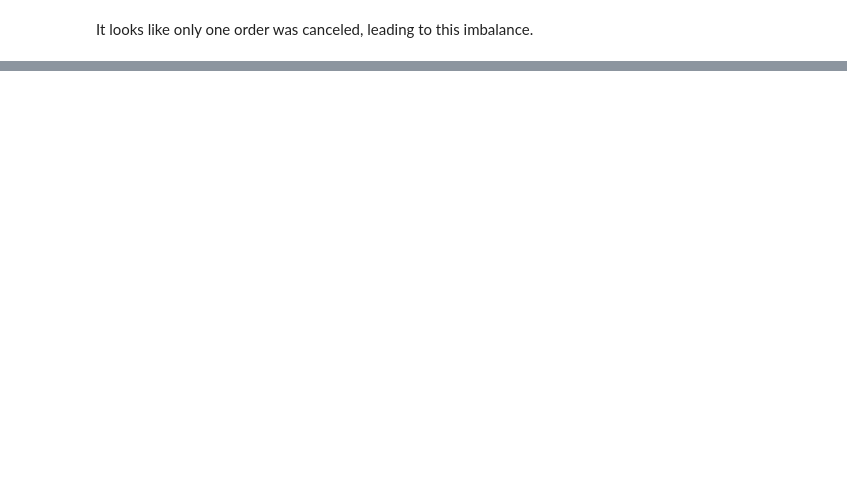
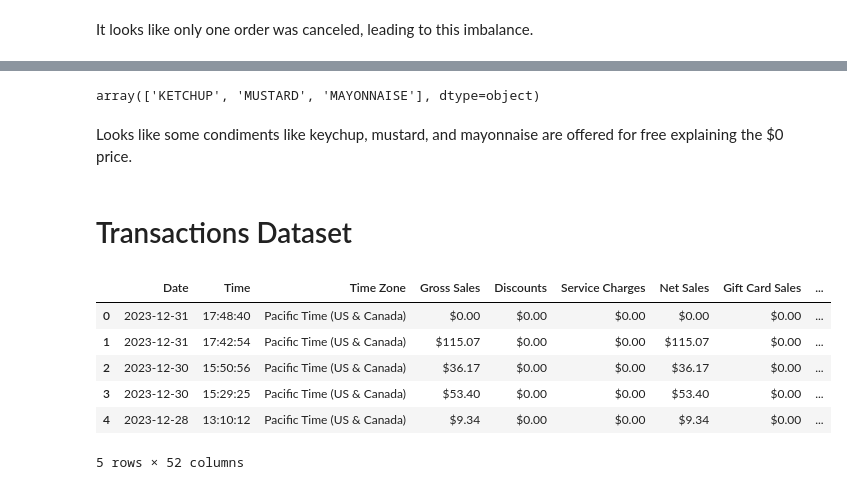
Before and after one commit to ajamkotc/belly_rubb_analysis, a Jupyter notebook: notebooks/1.0-aj-initial-data-exploration.ipynb, the cells around one changed output, grey strips where cells are left out. Saved outputs shown, nothing was run; the diff lists cells and outputs as text; code cells hidden in the pictures; blank space fills up the shorter version.

```diff
--- a/notebooks/1.0-aj-initial-data-exploration.ipynb
+++ b/notebooks/1.0-aj-initial-data-exploration.ipynb
@@ -516,0 +530,21 @@ It looks like only one order was canceled, leading to this imbalance.
+# %%
+zero_items['Item Name'].unique()
+# %% [output]
+array(['KETCHUP', 'MUSTARD', 'MAYONNAISE'], dtype=object)
+# %% [markdown]
+Looks like some condiments like keychup, mustard, and mayonnaise are offered for free explaining the $0 price.
+# %% [markdown]
+# Transactions Dataset
+# %%
+trans_23_df = pd.read_csv(RAW_DATA_DIR / 'transactions-2023.csv')
+trans_24_df = pd.read_csv(RAW_DATA_DIR / 'transactions-2024-01-01-2025-01-01.csv')
+
+trans_23_df.head()
+# %% [output]
+|  | Date | Time | Time Zone | Gross Sales | Discounts | Service Charges | Net Sales | Gift Card Sales | ... |
+| 0 | 2023-12-31 | 17:48:40 | Pacific Time (US & Canada) | $0.00 | $0.00 | $0.00 | $0.00 | $0.00 | ... |
+| 1 | 2023-12-31 | 17:42:54 | Pacific Time (US & Canada) | $115.07 | $0.00 | $0.00 | $115.07 | $0.00 | ... |
+| 2 | 2023-12-30 | 15:50:56 | Pacific Time (US & Canada) | $36.17 | $0.00 | $0.00 | $36.17 | $0.00 | ... |
+| 3 | 2023-12-30 | 15:29:25 | Pacific Time (US & Canada) | $53.40 | $0.00 | $0.00 | $53.40 | $0.00 | ... |
+| 4 | 2023-12-28 | 13:10:12 | Pacific Time (US & Canada) | $9.34 | $0.00 | $0.00 | $9.34 | $0.00 | ... |
+5 rows × 52 columns
```
Also changed, not shown: parts of 6 cells of this notebook, 1 other file.
